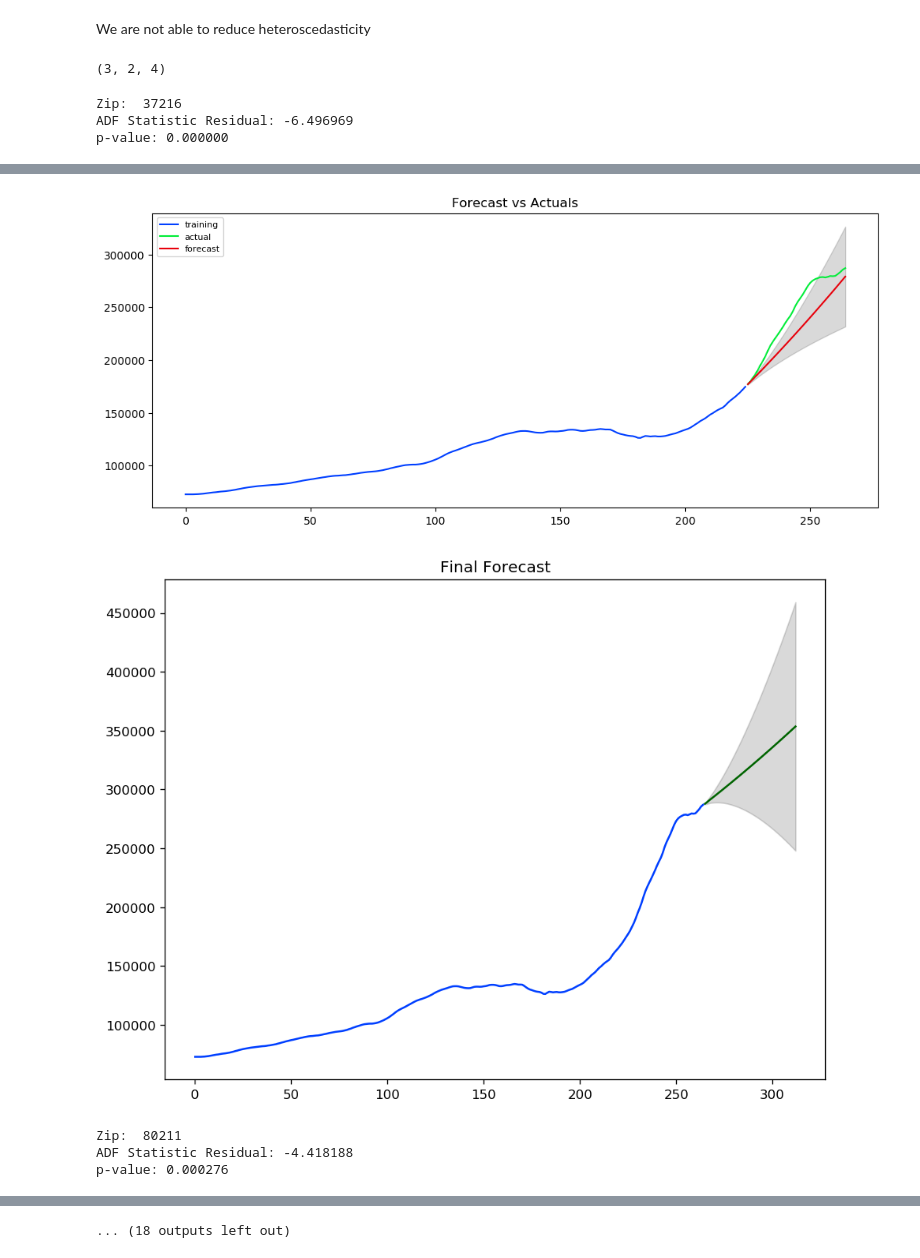
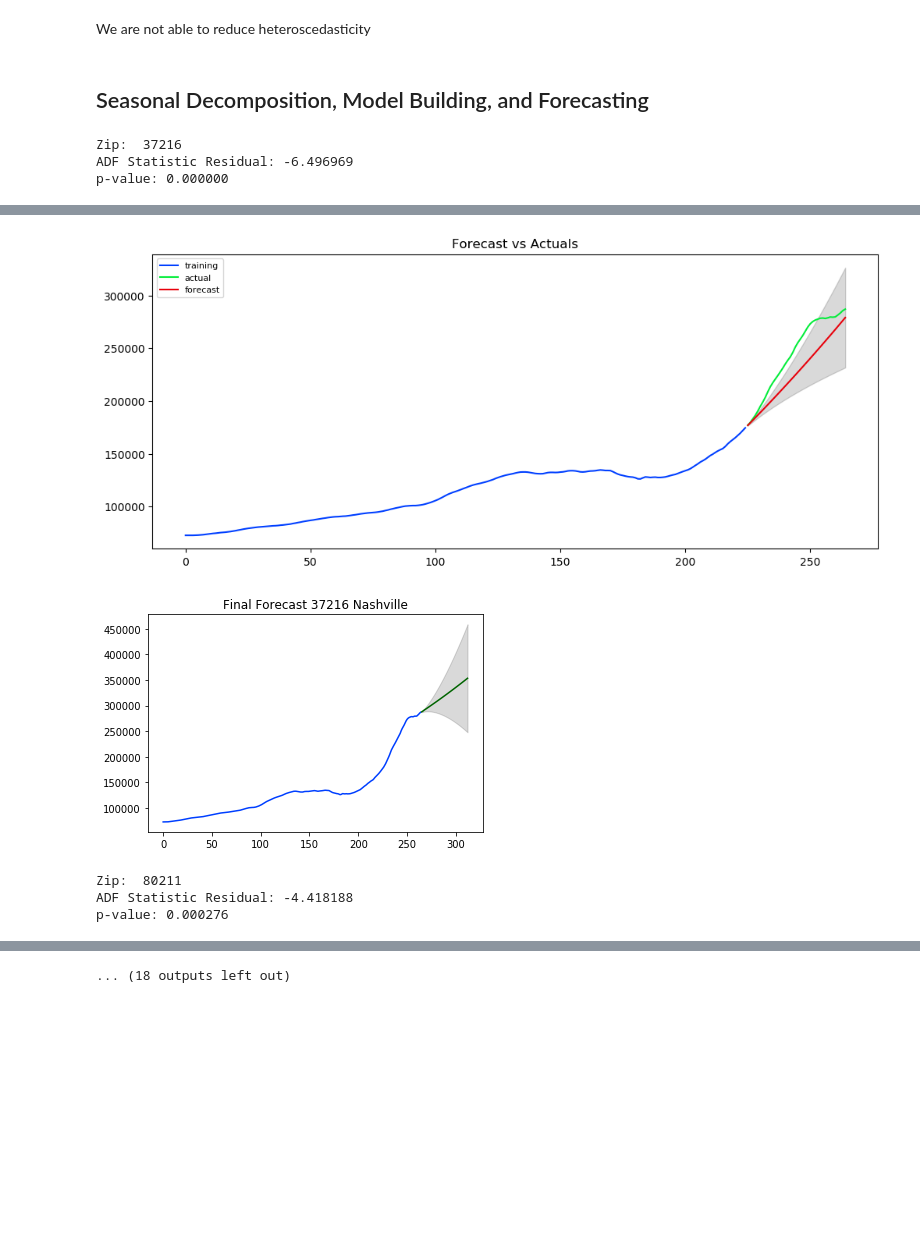
Before and after one commit to tinaprisma/dsc-mod-4-project-online-ds-sp-000, a Jupyter notebook: mod_4_starter_notebook.ipynb, the cells around one changed output, grey strips where cells are left out. Saved outputs shown, nothing was run; the diff lists cells and outputs as text; code cells hidden in the pictures; blank space fills up the shorter version.

```diff
--- a/mod_4_starter_notebook.ipynb
+++ b/mod_4_starter_notebook.ipynb
@@ -182,6 +247,6 @@ for z in zips_filt:
     df_z = zip_df[zip_df.RegionName == z]
     ts = df_z.value
     plt.plot(ts)
-    plt.title(z)
+    plt.title(str(z) + ' ' +str(df_z.City[0]))
     plt.show()
 # %% [output]
@@ -284,10 +334,8 @@ ZIPCODE:  80904
 [figure]
 # %% [markdown]
 We are not able to reduce heteroscedasticity
-# %%
-model.order
-# %% [output]
-(3, 2, 4)
+# %% [markdown]
+## Seasonal Decomposition, Model Building, and Forecasting
 # %%
 
 # compute residuals and create an ARMA model of the residuals.
@@ -394,7 +442,7 @@ for z in zipcodes:
                      upper_series,
                      color='k', alpha=.15)
 
-    plt.title("Final Forecast")
+    plt.title("Final Forecast " + str(z) + ' ' + df_z.City[0])
     plt.show()
 # %% [output]
 Zip:  37216
@@ -414,13 +462,13 @@ Total fit time: 0.734 seconds
 37216
                              ARIMA Model Results
 ... (19 lines left out)
 AR.1            0.0955           -1.6183j            1.6211           -0.2406
 AR.2            0.0955           +1.6183j            1.6211            0.2406
 MA.1           -3.7265           +0.0000j            3.7265            0.5000
 -----------------------------------------------------------------------------
 [figure]
 [figure]
-[figure, old version]
+[figure, new version]
 Zip:  80211
 ADF Statistic Residual: -4.418188
 p-value: 0.000276
```
Also changed, not shown: parts of 39 cells of this notebook.
